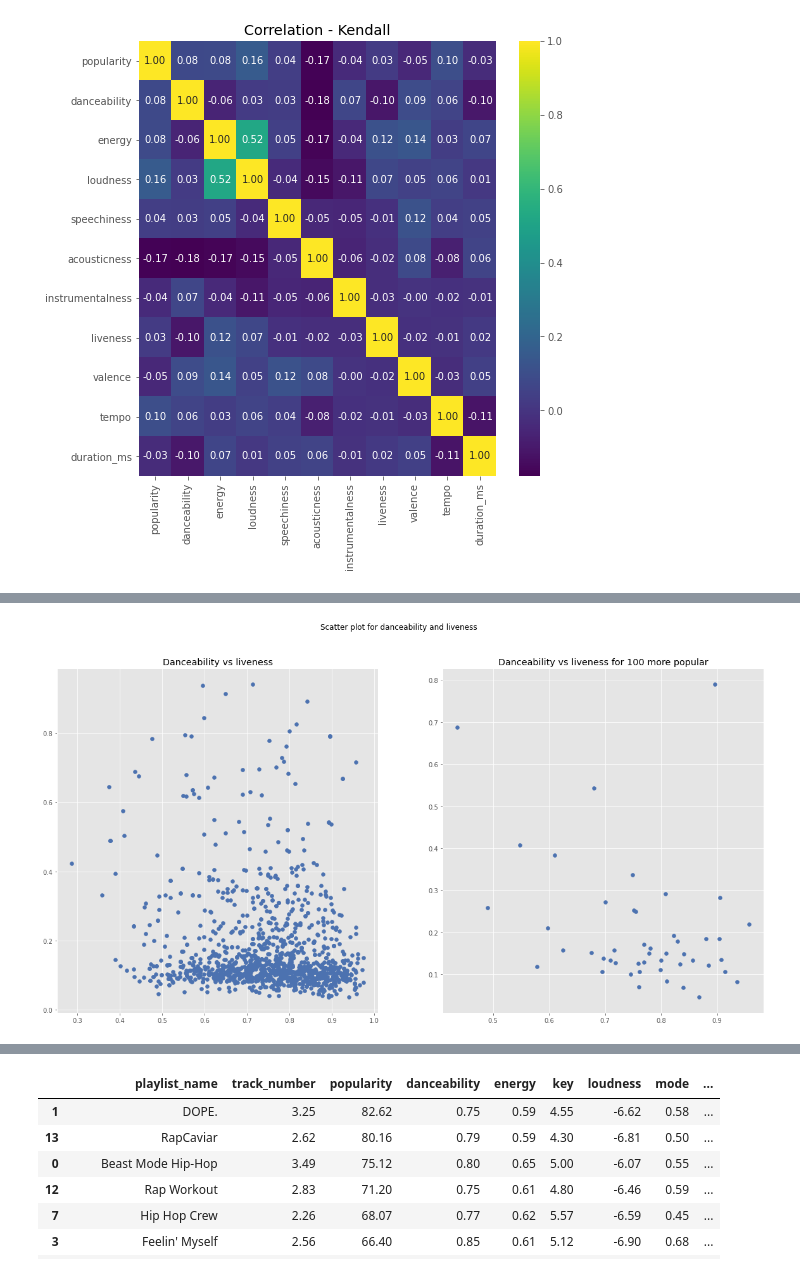
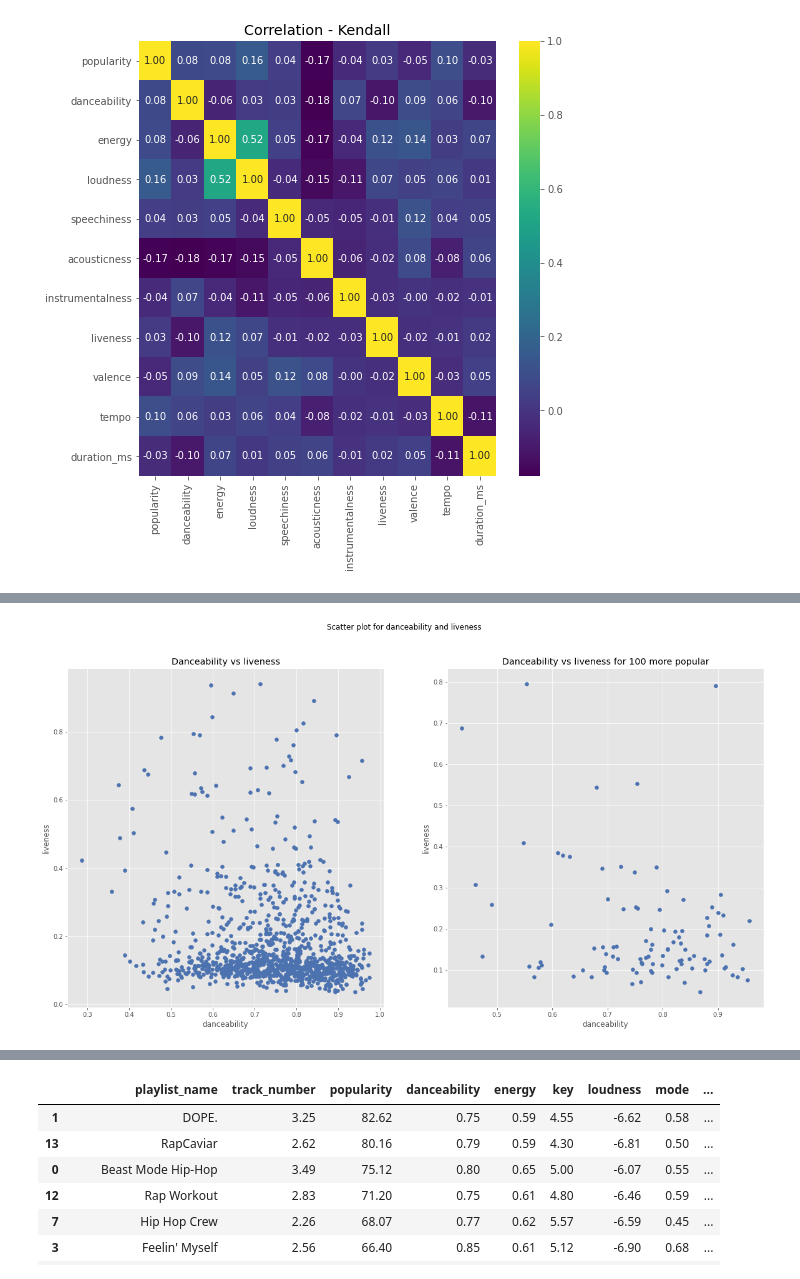
Before and after one commit to tutss/kaggle, a Jupyter notebook: training/spotify-data/analysis.ipynb, the cells around one changed output, grey strips where cells are left out. Cells and saved outputs as stored; diff of their text form; code cells hidden in the pictures.

```diff
--- a/training/spotify-data/analysis.ipynb
+++ b/training/spotify-data/analysis.ipynb
@@ -15,7 +23,7 @@ def artists_to_list(data):
 # %%
 plt.style.use('seaborn-deep')
 # %%
-df = pd.read_csv('df_v4.csv')
+df = pd.read_csv('df_clean.csv')
 # %%
 df.head()
 # %% [output]
@@ -32,2 +39,0 @@ df.shape
-# %%
-df.drop(['Unnamed: 0', 'track_id', 'id', 'track_href', 'uri', 'analysis_url'], axis=1, inplace=True)
@@ -191,9 +175,13 @@ sns.heatmap(df_sorted[analysis_cols].corr(), annot=True, fmt='.2f', cmap='viridi
 # %%
 fig, (ax1, ax2) = plt.subplots(1, 2, figsize=(20,10))
 fig.suptitle('Scatter plot for danceability and liveness')
 ax1.scatter(df.danceability, df.liveness)
 ax1.set_title('Danceability vs liveness')
+ax1.set_xlabel('danceability')
+ax1.set_ylabel('liveness')
 ax2.scatter(df_sorted.danceability, df_sorted.liveness)
-ax2.set_title('Danceability vs liveness for 100 more popular');
+ax2.set_title('Danceability vs liveness for 100 more popular')
+ax2.set_xlabel('danceability')
+ax2.set_ylabel('liveness');
 # %% [output]
-[figure, old version]
+[figure, new version]
```
Also changed, not shown: parts of 19 cells of this notebook, 2 other files.
